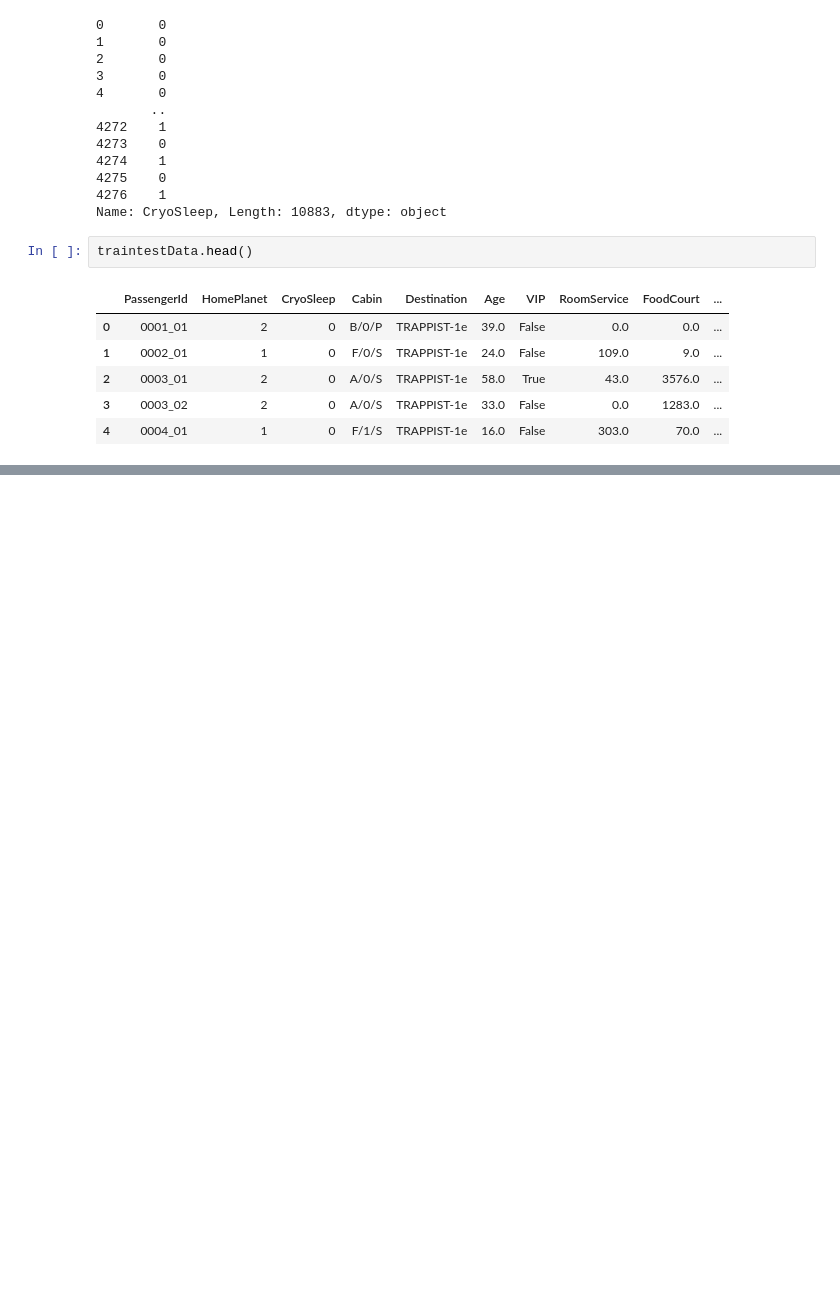
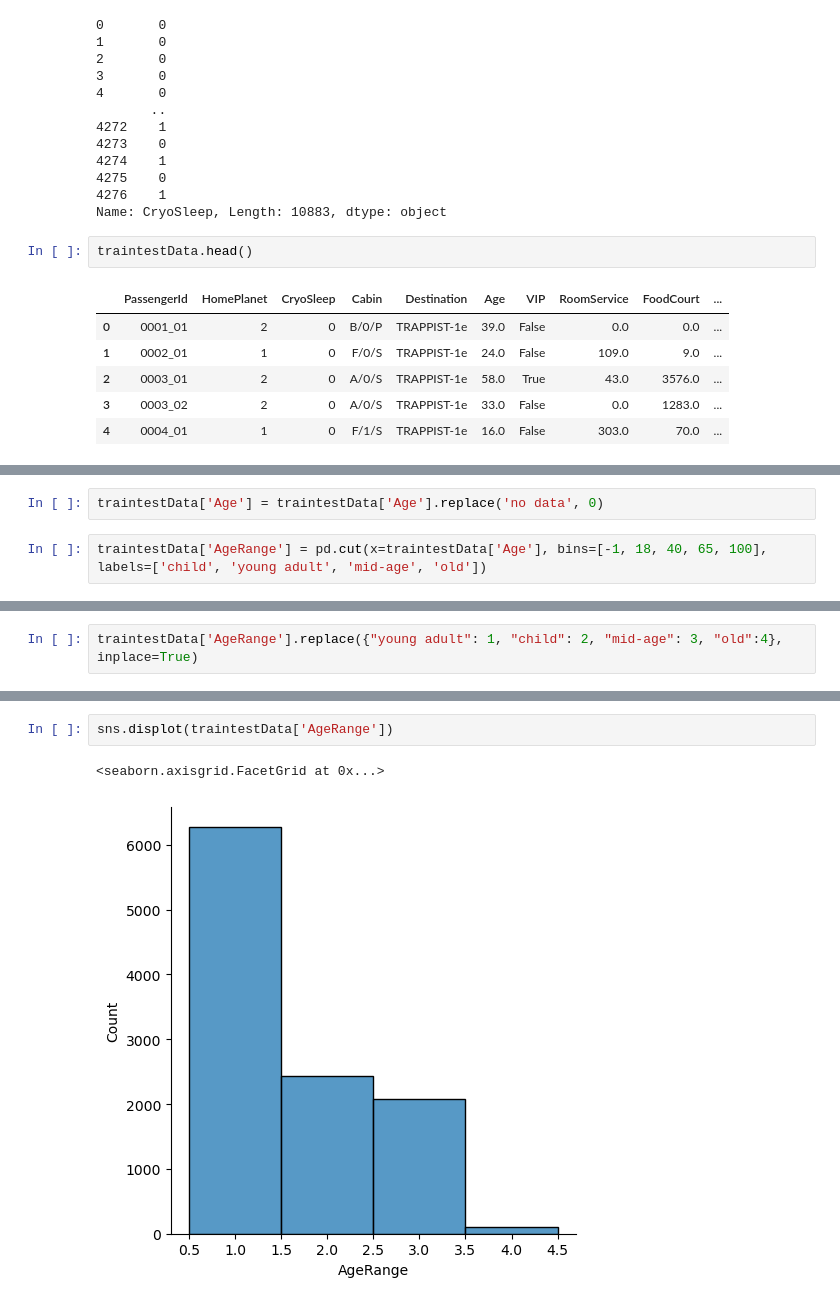
Before and after one commit to KPMallaney/TensorFlow, a Jupyter notebook: SpaceTitanic.ipynb, the cells around one changed output, grey strips where cells are left out. Cells and saved outputs as stored; diff of their text form; blank space fills up the shorter version.

```diff
--- a/SpaceTitanic.ipynb
+++ b/SpaceTitanic.ipynb
@@ -518,0 +543,4 @@ traintestData
+# %%
+traintestData['Age'] = traintestData['Age'].replace('no data', 0)
+# %%
+traintestData['AgeRange'] = pd.cut(x=traintestData['Age'], bins=[-1, 18, 40, 65, 100], labels=['child', 'young adult', 'mid-age', 'old'])
@@ -518,0 +579,2 @@ traintestData
+# %%
+traintestData['AgeRange'].replace({"young adult": 1, "child": 2, "mid-age": 3, "old":4}, inplace=True)
@@ -518,0 +597,5 @@ traintestData
+# %%
+sns.displot(traintestData['AgeRange'])
+# %% [output]
+<seaborn.axisgrid.FacetGrid at 0x...>
+[figure, added]
```
Also changed, not shown: parts of 124 cells of this notebook.
